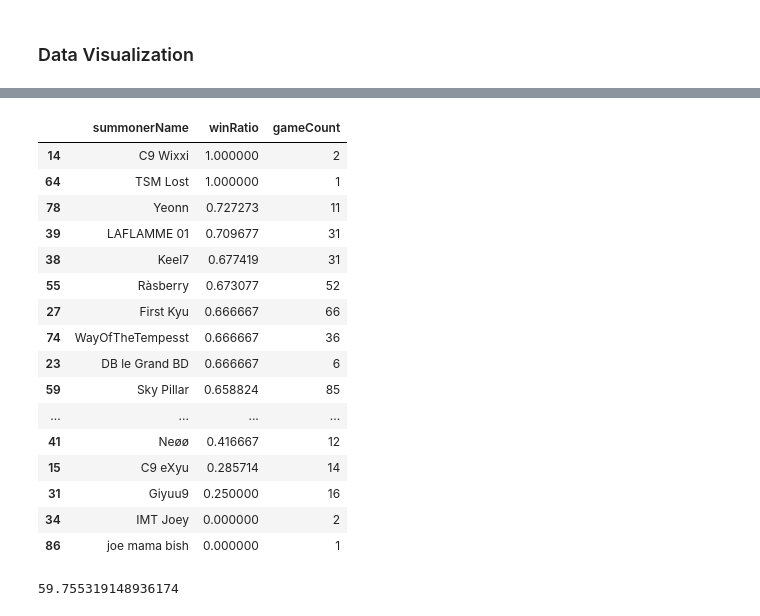
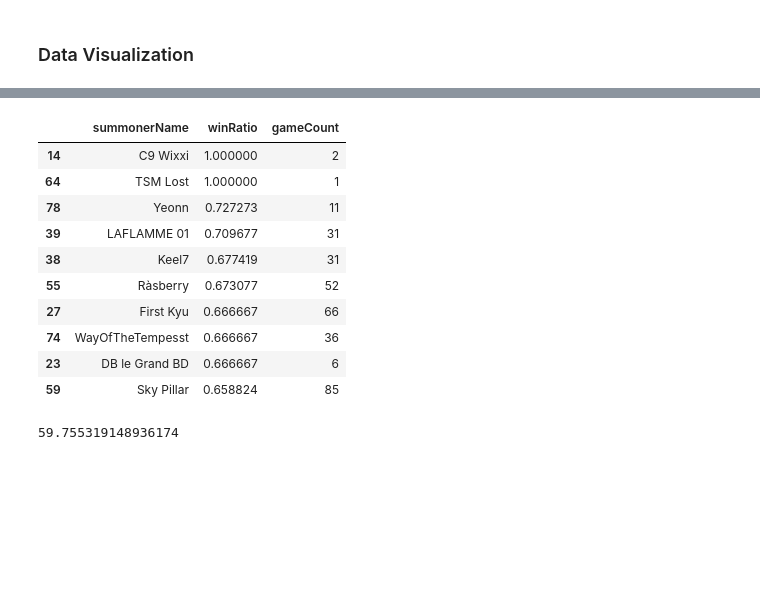
Before and after one commit to jhan-1996/Python_Projects, a Jupyter notebook: league_project_final.ipynb, the cells around one changed output, grey strips where cells are left out. Cells and saved outputs as stored; diff of their text form; code cells hidden in the pictures; blank space fills up the shorter version.

```diff
--- a/league_project_final.ipynb
+++ b/league_project_final.ipynb
@@ -895,25 +883,19 @@ summoner_win_ratio.columns = ["summonerName", "winRatio", "gameCount"]
 # %%
 #summoner_win_ratio = summoner_win_ratio.loc[summoner_win_ratio["gameCount"] >= 60, ]
 # %%
-summoner_win_ratio.sort_values(by = ["winRatio", "gameCount"], ascending = [False, False])
+summoner_win_ratio.sort_values(by = ["winRatio", "gameCount"], ascending = [False, False]).head(10)
 # %% [output]
 |  | summonerName | winRatio | gameCount |
 | 14 | C9 Wixxi | 1.000000 | 2 |
 | 64 | TSM Lost | 1.000000 | 1 |
 | 78 | Yeonn | 0.727273 | 11 |
 | 39 | LAFLAMME 01 | 0.709677 | 31 |
 | 38 | Keel7 | 0.677419 | 31 |
 | 55 | Ràsberry | 0.673077 | 52 |
 | 27 | First Kyu | 0.666667 | 66 |
 | 74 | WayOfTheTempesst | 0.666667 | 36 |
 | 23 | DB le Grand BD | 0.666667 | 6 |
 | 59 | Sky Pillar | 0.658824 | 85 |
-| ... | ... | ... | ... |
-| 41 | Neøø | 0.416667 | 12 |
-| 15 | C9 eXyu | 0.285714 | 14 |
-| 31 | Giyuu9 | 0.250000 | 16 |
-| 34 | IMT Joey | 0.000000 | 2 |
-| 86 | joe mama bish | 0.000000 | 1 |
 # %%
 summoner_win_ratio["gameCount"].mean()
 # %% [output]
```
Also changed, not shown: parts of 1 cell of this notebook.
